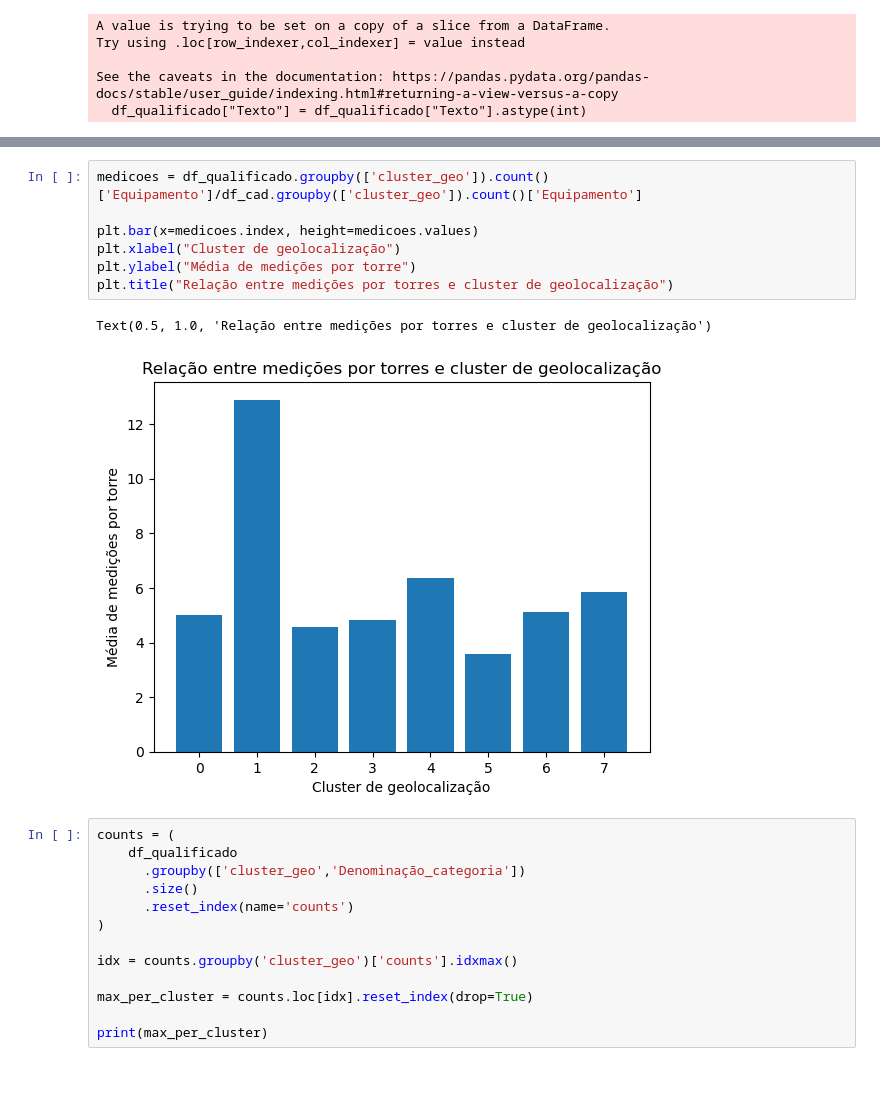
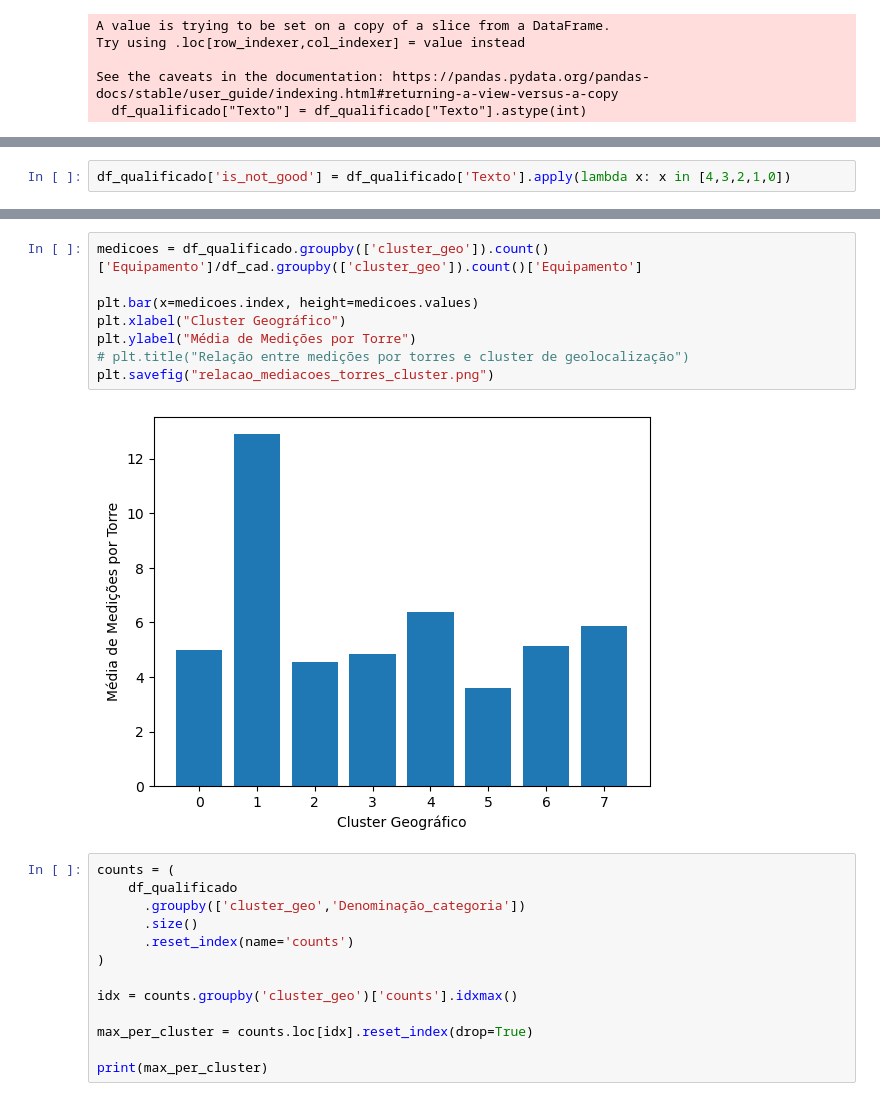
Before and after one commit to Andre-Sacilotti/SME0878-linhas-de-transmissao, a Jupyter notebook: 3_tratamento_espacial.ipynb, the cells around one changed output, grey strips where cells are left out. Saved outputs shown, nothing was run; the diff lists cells and outputs as text.

```diff
--- a/3_tratamento_espacial.ipynb
+++ b/3_tratamento_espacial.ipynb
@@ -121,0 +139,2 @@ See the caveats in the documentation: https://pandas.pydata.org/pandas-docs/stab
+# %%
+df_qualificado['is_not_good'] = df_qualificado['Texto'].apply(lambda x: x in [4,3,2,1,0])
@@ -122,13 +183,13 @@ See the caveats in the documentation: https://pandas.pydata.org/pandas-docs/stab
 # %%
 medicoes = df_qualificado.groupby(['cluster_geo']).count()['Equipamento']/df_cad.groupby(['cluster_geo']).count()['Equipamento']
 
 plt.bar(x=medicoes.index, height=medicoes.values)
-plt.xlabel("Cluster de geolocalização")
-plt.ylabel("Média de medições por torre")
-plt.title("Relação entre medições por torres e cluster de geolocalização")
+plt.xlabel("Cluster Geográfico")
+plt.ylabel("Média de Medições por Torre")
+# plt.title("Relação entre medições por torres e cluster de geolocalização")
+plt.savefig("relacao_mediacoes_torres_cluster.png")
 # %% [output]
-Text(0.5, 1.0, 'Relação entre medições por torres e cluster de geolocalização')
-[figure, old version]
+[figure, new version]
 # %%
 counts = (
     df_qualificado
```
Also changed, not shown: parts of 7 cells of this notebook, 2 other files.
